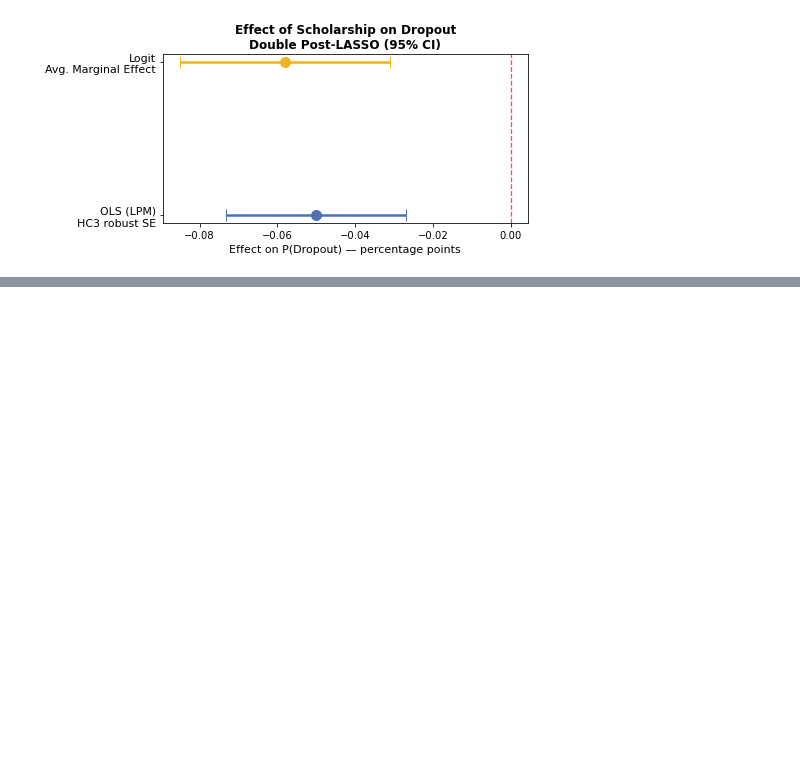
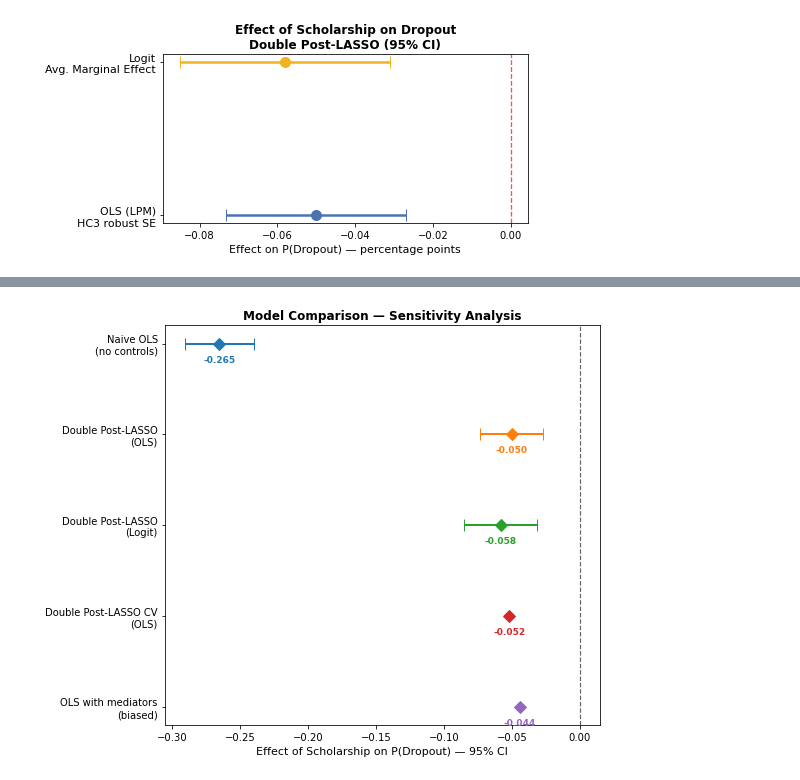
Before and after one commit to jlechat/ML-for-econo---Student-s-dropout-and-academic-success, a Jupyter notebook: 3 - Double Post Lasso.ipynb, the cells around one changed output, grey strips where cells are left out. Drawn from its saved outputs; the diff is of its cells as text; code cells hidden in the pictures; blank space fills up the shorter version.

```diff
--- a/3 - Double Post Lasso.ipynb
+++ b/3 - Double Post Lasso.ipynb
@@ -585,0 +677,79 @@ plt.show()
+# %%
+# ── Comparison plot ──────────────────────────────────────────────────────
+
+models_comparison = {
+    'Naive OLS\n(no controls)': (float(naive_coef), float(naive_se)),
+    'Double Post-LASSO\n(OLS)': (float(ols_coef), float(ols_se)),
+    'Double Post-LASSO\n(Logit)': (float(logit_me), float(logit_me_se)),
+    'Double Post-LASSO CV\n(OLS)': (float(ols_coef_cv), float(ols_se_cv))
+}
+
+if available_mediators:
+    models_comparison["OLS with mediators\n(biased)"] = (
+        float(coef_med),
+        float(model_med.bse['scholarship'])
+    )
+
+# Figure
+fig, ax = plt.subplots(figsize=(8, 1 + len(models_comparison) * 1.1))
+
+# Robust palette (unlimited models)
+palette = plt.cm.tab10.colors
+
+# Plot
+for i, (label, values) in enumerate(models_comparison.items()):
+
+    est, se = values
+    color = palette[i % len(palette)]
+
+    ax.errorbar(
+        est,
+        i,
+        xerr=1.96 * se,
+        fmt='D',
+        color=color,
+        capsize=6,
+        markersize=9,
+        linewidth=2
+    )
+
+    ax.text(
+        est,
+        i + 0.20,
+        f'{est:+.3f}',
+        ha='center',
+        fontsize=9,
+        color=color,
+        fontweight='bold'
+    )
+
+# Reference line
+ax.axvline(
+    0,
+    color='black',
+    linestyle='--',
+    linewidth=1.2,
+    alpha=0.6
+)
+
+# Axis formatting
+ax.set_yticks(range(len(models_comparison)))
+ax.set_yticklabels(models_comparison.keys(), fontsize=10)
+
+ax.set_xlabel(
+    'Effect of Scholarship on P(Dropout) — 95% CI',
+    fontsize=11
+)
+
+ax.set_title(
+    'Model Comparison — Sensitivity Analysis',
+    fontweight='bold'
+)
+
+# Standard in causal inference plots
+ax.invert_yaxis()
+
+plt.tight_layout()
+plt.show()
+# %% [output]
+[figure, added]
```
Also changed, not shown: parts of 40 cells of this notebook.
